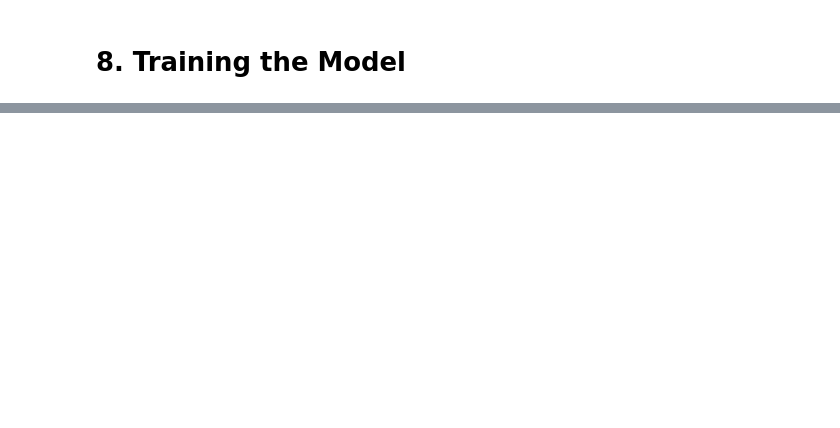
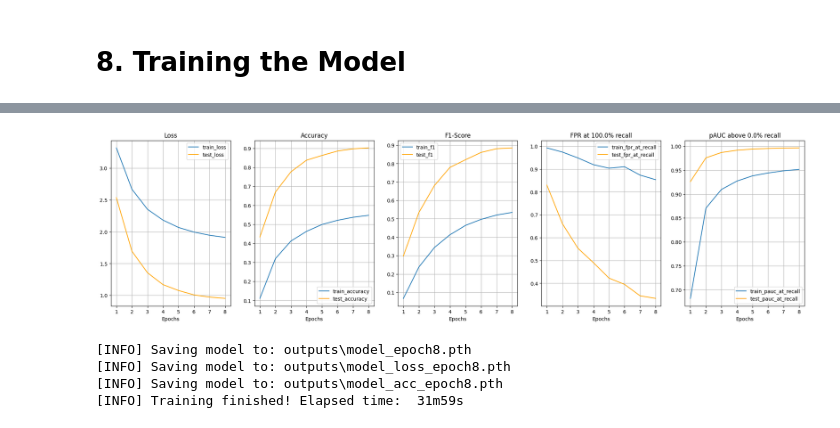
Before and after one commit to sergio-sanz-rodriguez/torchsuite, a Jupyter notebook: audio_classification.ipynb, the cells around one changed output, grey strips where cells are left out. Saved outputs shown, nothing was run; the diff lists cells and outputs as text; code cells hidden in the pictures; blank space fills up the shorter version.

```diff
--- a/audio_classification.ipynb
+++ b/audio_classification.ipynb
@@ -136,7 +136,7 @@ audio_transform = torch.nn.Sequential(
 )
 #audio_transform = transforms.Resample(orig_freq=sample_rate, new_freq=new_sample_rate)
 
-train_dataloader, test_dataloader, class_names = create_dataloaders(
+train_dataloader, test_dataloader, class_names = create_dataloaders_waveform(
     train_dir=TRAIN_DIR,
     test_dir=TEST_DIR,
     train_transform=audio_transform,
@@ -259,7 +288,7 @@ if CUSTOM_MODEL == 1:
     EPOCHS = 20
 else:
     model = Wav2Vec2Classifier(
-        base_model_name="facebook/wav2vec2-base_",
+        base_model_name="facebook/wav2vec2-base",
         num_classes=num_classes)
     LR = 1e-5
     ETA_MIN = 1e-7
@@ -333,9 +380,10 @@ results = engine.train(
     recall_threshold=1.0,                       # False positive rate at recall_threshold recall
     recall_threshold_pauc=0.0,                  # Partial AUC score above recall_threshold_pauc recall
     scheduler=scheduler,                        # Scheduler
-    epochs=EPOCHS,                              # Total number of epochs
+    epochs=8,                                   # Total number of epochs
     amp=True,                                   # Enable Automatic Mixed Precision (AMP)
     enable_clipping=False,                      # Disable clipping on gradients, only useful if training becomes unestable
     debug_mode=False,                           # Disable debug mode
     accumulation_steps=1,                       # Accumulation steps 2: effective batch size = batch_size x accumulation steps
     )
+# %% [output]
@@ -342,3 +392,8 @@ results = engine.train(
+[figure, added]
+[INFO] Saving model to: outputs\model_epoch8.pth
+[INFO] Saving model to: outputs\model_loss_epoch8.pth
+[INFO] Saving model to: outputs\model_acc_epoch8.pth
+[INFO] Training finished! Elapsed time:  31m59s
 # %%
 # Make predictions by manually loading the last-epoch model manually
 engine2 = ClassificationEngine(
```
Also changed, not shown: parts of 9 cells of this notebook, 7 other files.
